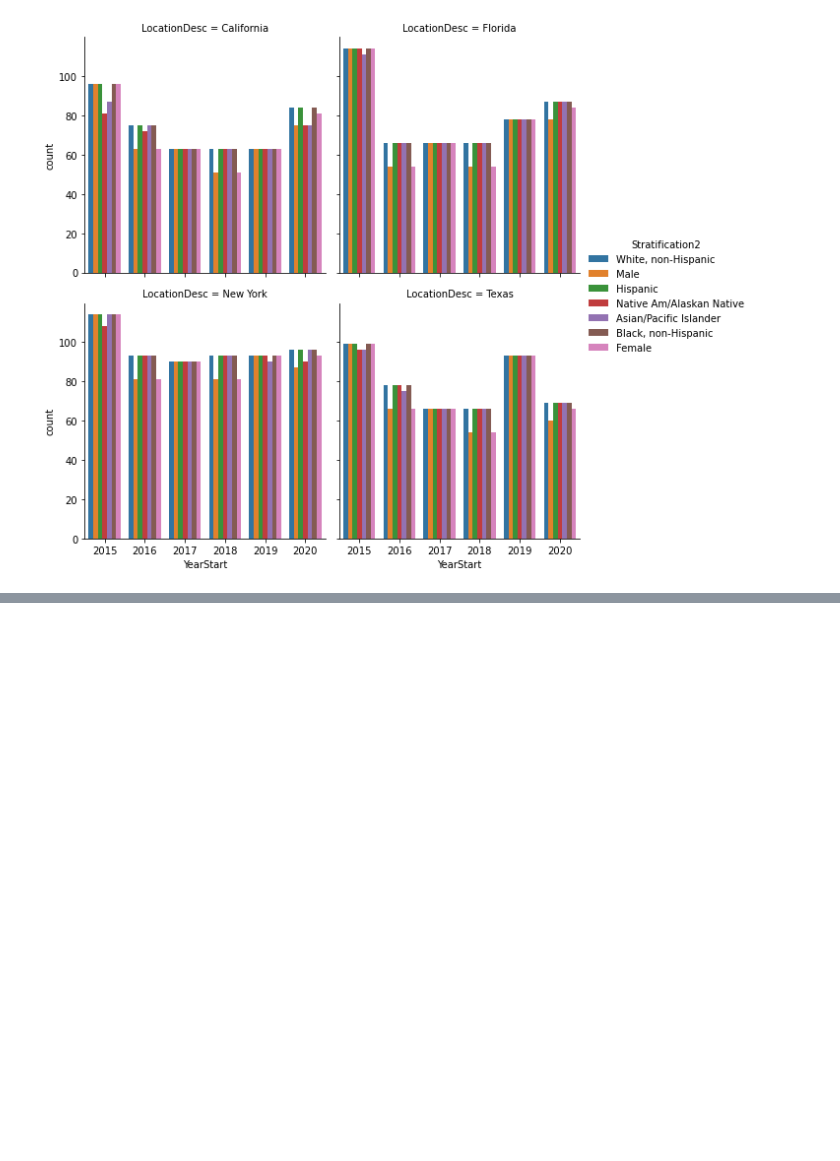
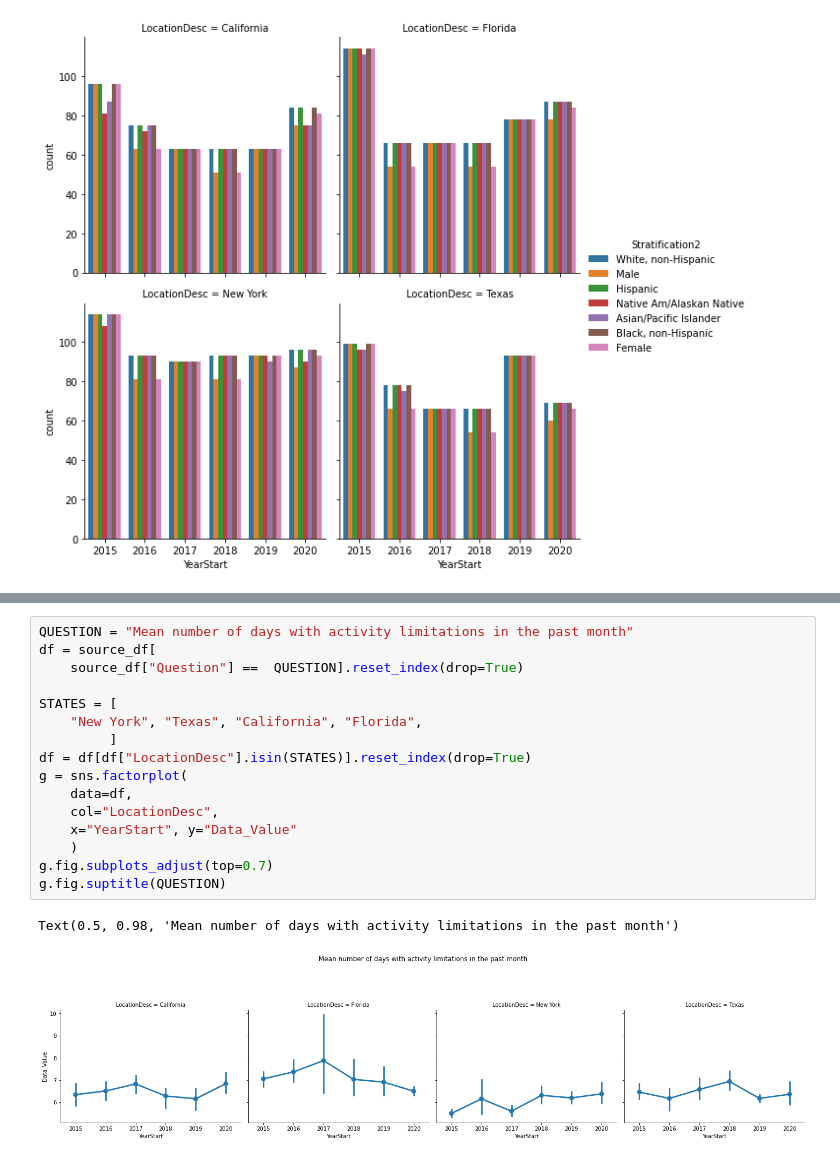
Before and after one commit to MRCIEU/2023-p3-away-day, a Jupyter notebook: hackathon/yi-alzheimer-analysis/yi-eda.ipynb, the cells around one changed output, grey strips where cells are left out. Saved outputs shown, nothing was run; the diff lists cells and outputs as text; blank space fills up the shorter version.

```diff
--- a/hackathon/yi-alzheimer-analysis/yi-eda.ipynb
+++ b/hackathon/yi-alzheimer-analysis/yi-eda.ipynb
@@ -190,0 +212,19 @@ sns.factorplot(
+# %%
+QUESTION = "Mean number of days with activity limitations in the past month"
+df = source_df[
+    source_df["Question"] ==  QUESTION].reset_index(drop=True)
+
+STATES = [
+    "New York", "Texas", "California", "Florida",
+         ]
+df = df[df["LocationDesc"].isin(STATES)].reset_index(drop=True)
+g = sns.factorplot(
+    data=df,
+    col="LocationDesc",
+    x="YearStart", y="Data_Value"
+    )
+g.fig.subplots_adjust(top=0.7)
+g.fig.suptitle(QUESTION)
+# %% [output]
+Text(0.5, 0.98, 'Mean number of days with activity limitations in the past month')
+[figure, added]
```
Also changed, not shown: parts of 3 cells of this notebook.
